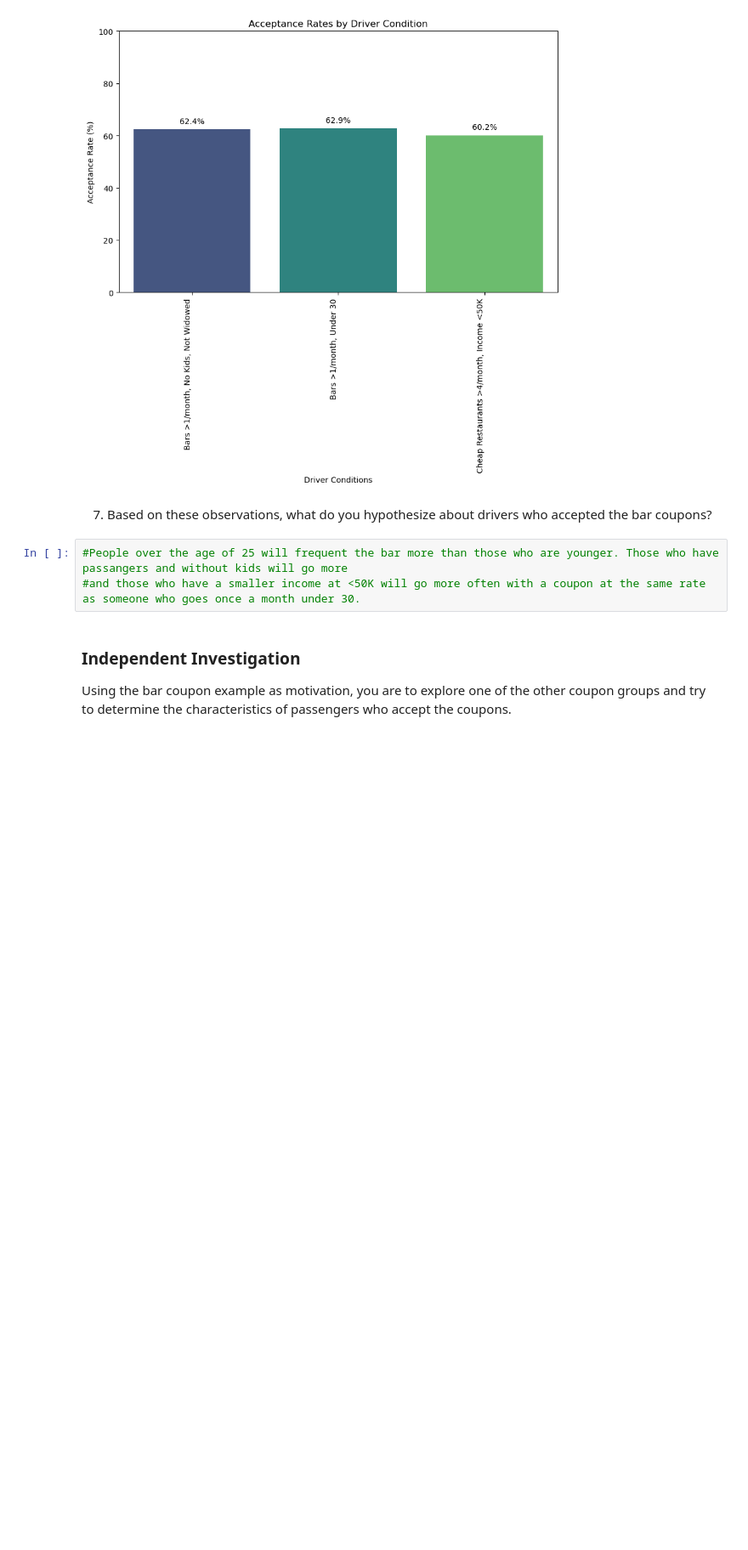
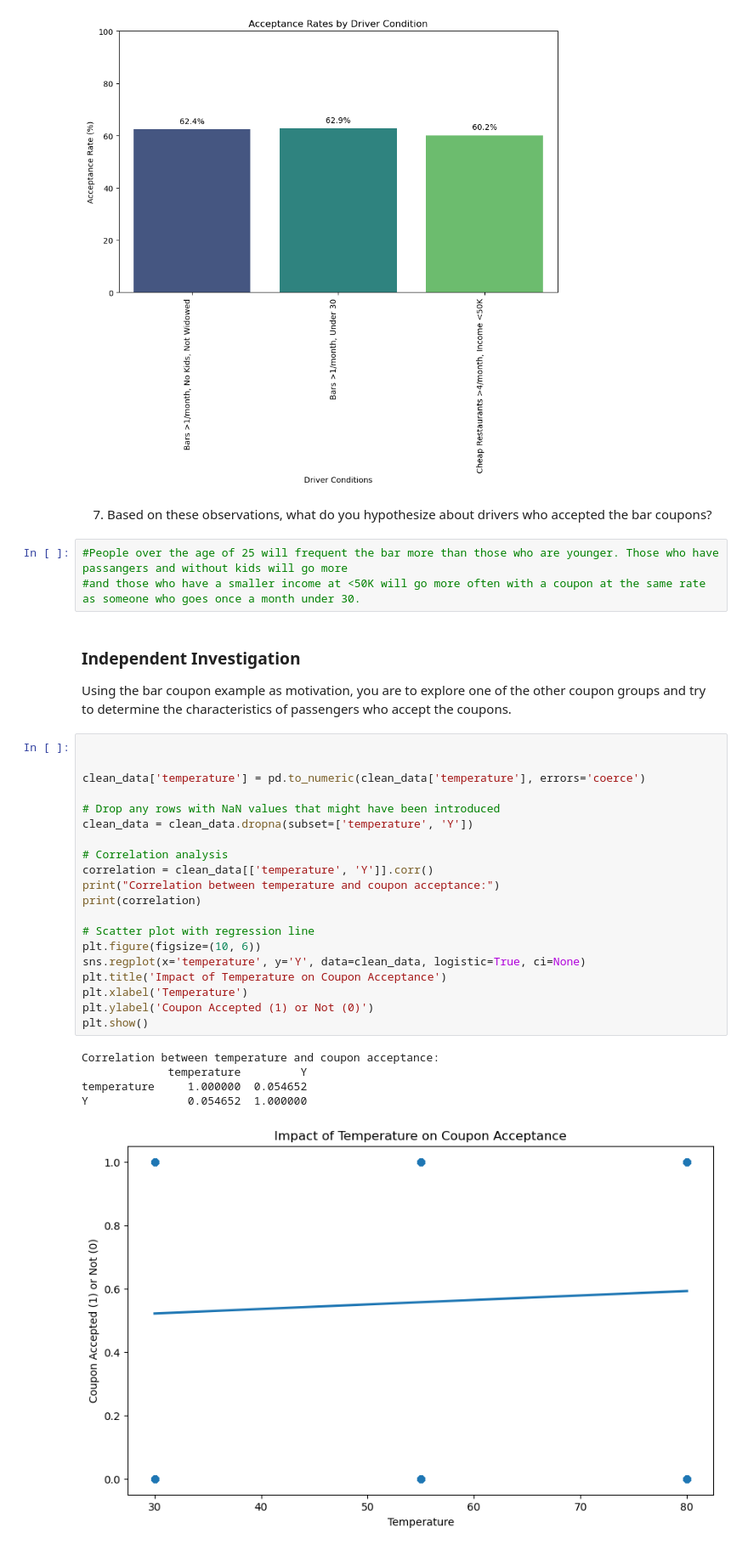
Before and after one commit to Ristintin/Assignment_5_1, a Jupyter notebook: Ristin_prompt.ipynb, the cells around one changed output. Shown at 85% size. Cells and saved outputs as stored; diff of their text form; blank space fills up the shorter version.

```diff
--- a/Ristin_prompt.ipynb
+++ b/Ristin_prompt.ipynb
@@ -478,3 +478,29 @@ Passing `palette` without assigning `hue` is deprecated and will be removed in v
 ### Independent Investigation
 
 Using the bar coupon example as motivation, you are to explore one of the other coupon groups and try to determine the characteristics of passengers who accept the coupons.
+# %%
+
+
+clean_data['temperature'] = pd.to_numeric(clean_data['temperature'], errors='coerce')
+
+# Drop any rows with NaN values that might have been introduced
+clean_data = clean_data.dropna(subset=['temperature', 'Y'])
+
+# Correlation analysis
+correlation = clean_data[['temperature', 'Y']].corr()
+print("Correlation between temperature and coupon acceptance:")
+print(correlation)
+
+# Scatter plot with regression line
+plt.figure(figsize=(10, 6))
+sns.regplot(x='temperature', y='Y', data=clean_data, logistic=True, ci=None)
+plt.title('Impact of Temperature on Coupon Acceptance')
+plt.xlabel('Temperature')
+plt.ylabel('Coupon Accepted (1) or Not (0)')
+plt.show()
+# %% [output]
+Correlation between temperature and coupon acceptance:
+             temperature         Y
+temperature     1.000000  0.054652
+Y               0.054652  1.000000
+[figure, added]
```
Also changed, not shown: parts of 2 cells of this notebook.
